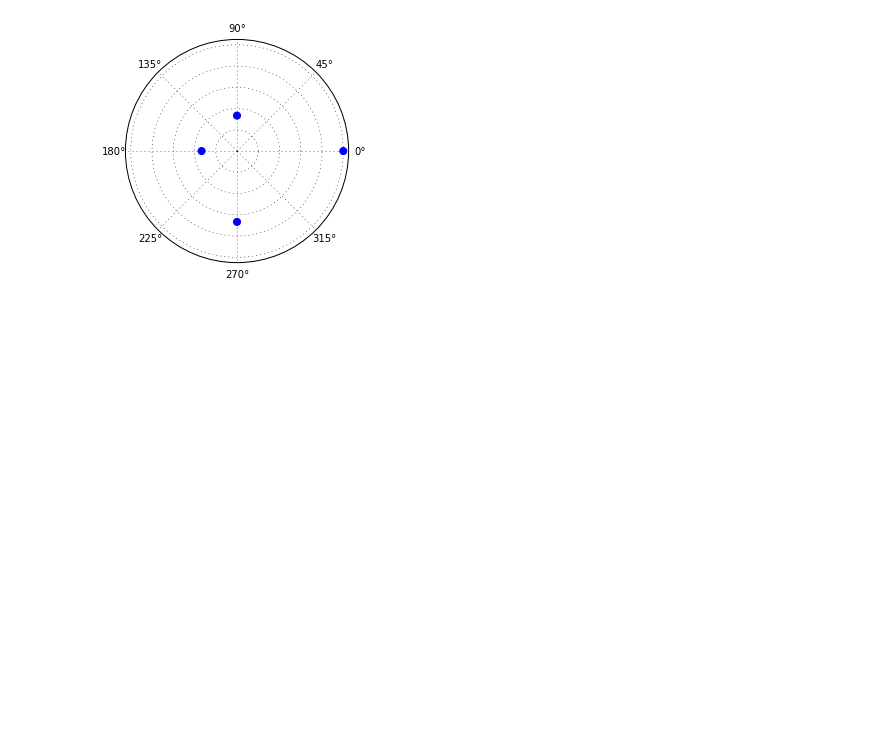
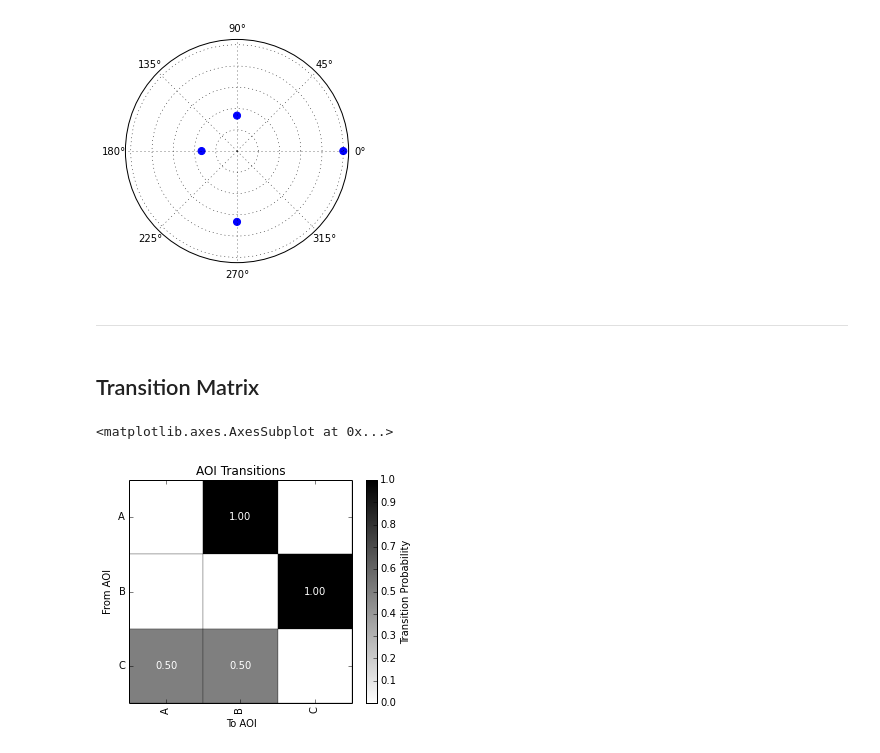
Before and after one commit to synesthesiam/eyecode, a Jupyter notebook: examples/Plots.ipynb, the cells around one changed output. Saved outputs shown, nothing was run; the diff lists cells and outputs as text; code cells hidden in the pictures; blank space fills up the shorter version.

```diff
--- a/examples/Plots.ipynb
+++ b/examples/Plots.ipynb
@@ -63,3 +63,14 @@ plot.saccade_angle_plot(saccs, alpha=1)
 # %% [output]
 <matplotlib.axes.PolarAxesSubplot at 0x...>
 [figure]
+# %% [markdown]
+---
+# %% [markdown]
+## Transition Matrix
+# %%
+trans_matrix = aoi.transition_matrix("ABCBCA")
+name_map = { 0: "A", 1: "B", 2: "C"}
+plot.aoi_transitions(trans_matrix, name_map=name_map)
+# %% [output]
+<matplotlib.axes.AxesSubplot at 0x...>
+[figure, added]
```
Also changed, not shown: parts of 1 cell of this notebook, 6 other files.
